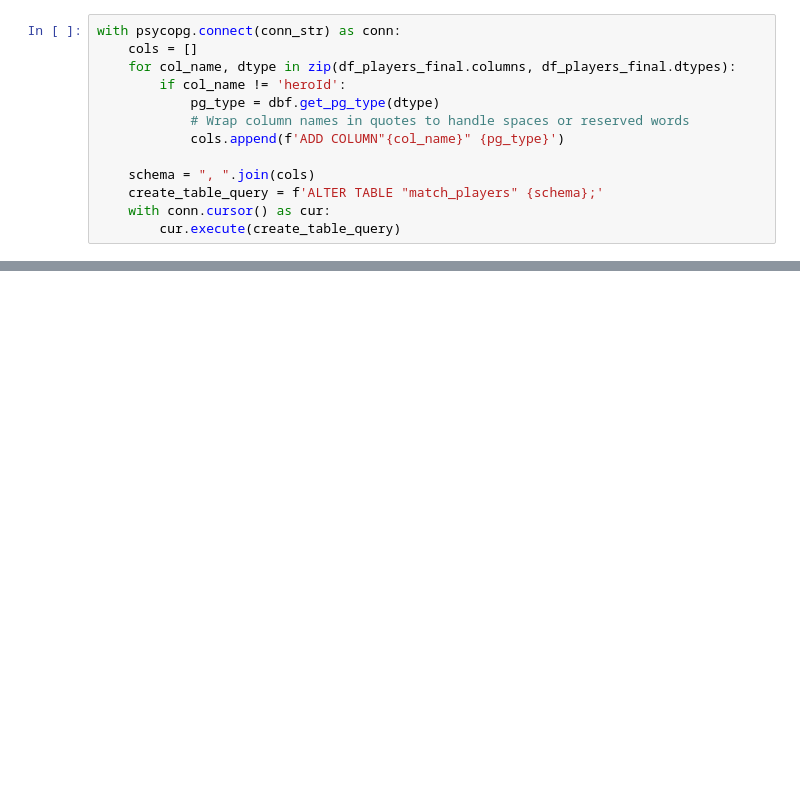
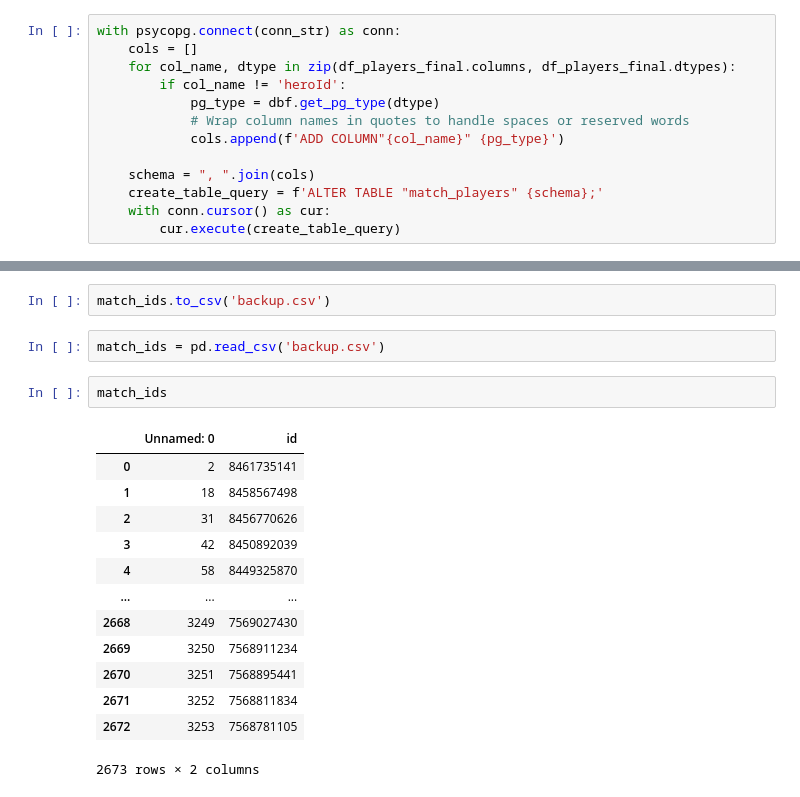
Before and after one commit to b-bige/dota-analytics, a Jupyter notebook: src/match_details_stratz.ipynb, the cells around one changed output, grey strips where cells are left out. Cells and saved outputs as stored; diff of their text form; blank space fills up the shorter version.

```diff
--- a/src/match_details_stratz.ipynb
+++ b/src/match_details_stratz.ipynb
@@ -367,0 +190,20 @@ with psycopg.connect(conn_str) as conn:
+# %%
+match_ids.to_csv('backup.csv')
+# %%
+match_ids = pd.read_csv('backup.csv')
+# %%
+match_ids
+# %% [output]
+|  | Unnamed: 0 | id |
+| 0 | 2 | 8461735141 |
+| 1 | 18 | 8458567498 |
+| 2 | 31 | 8456770626 |
+| 3 | 42 | 8450892039 |
+| 4 | 58 | 8449325870 |
+| ... | ... | ... |
+| 2668 | 3249 | 7569027430 |
+| 2669 | 3250 | 7568911234 |
+| 2670 | 3251 | 7568895441 |
+| 2671 | 3252 | 7568811834 |
+| 2672 | 3253 | 7568781105 |
+2673 rows × 2 columns
```
Also changed, not shown: parts of 5 cells of this notebook, 5 other files.
